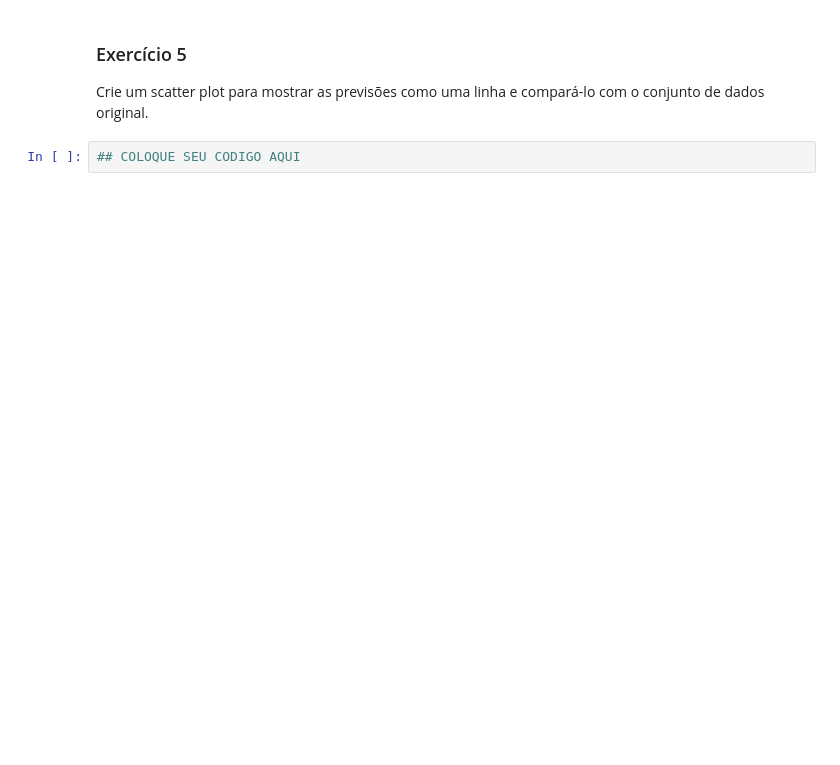
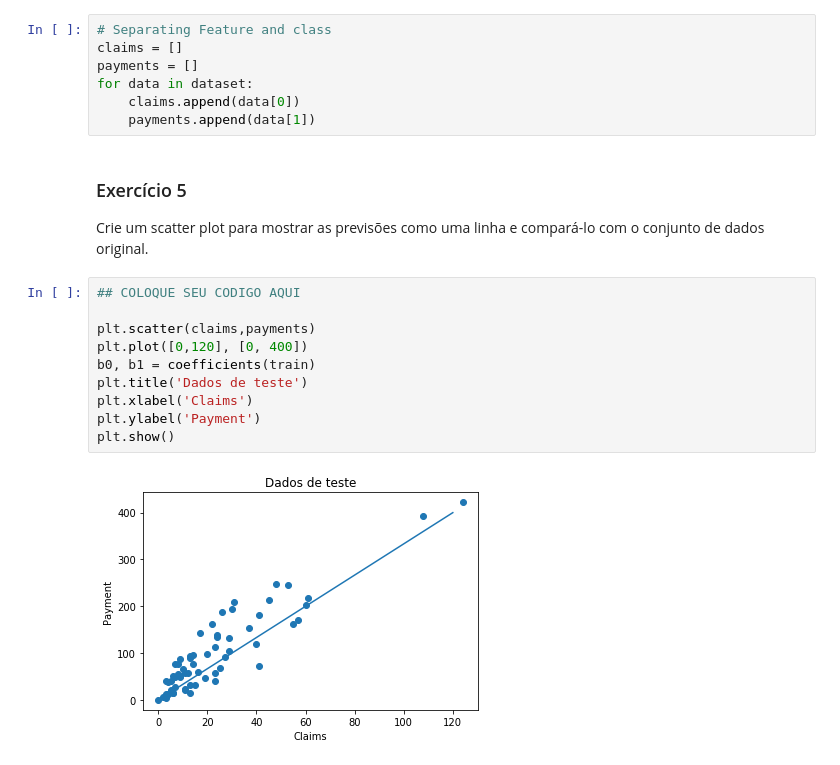
Before and after one commit to InsightLab/data-science-cookbook, a Jupyter notebook: 2019/05-linear-regression/Linear_Regression_Tutorial.ipynb, the cells around one changed output. Cells and saved outputs as stored; diff of their text form; blank space fills up the shorter version.

```diff
--- a/2019/05-linear-regression/Linear_Regression_Tutorial.ipynb
+++ b/2019/05-linear-regression/Linear_Regression_Tutorial.ipynb
@@ -270,6 +268,23 @@ simple_linear_regression(train, test)
+# %%
+# Separating Feature and class
+claims = []
+payments = []
+for data in dataset:
+    claims.append(data[0])
+    payments.append(data[1])
 # %% [markdown]
 ### Exercício 5
 
 Crie um scatter plot para mostrar as previsões como uma linha e compará-lo com o conjunto de dados original.
-# %%
-## COLOQUE SEU CODIGO AQUI
+# %%
+## COLOQUE SEU CODIGO AQUI
+
+plt.scatter(claims,payments)
+plt.plot([0,120], [0, 400])
+b0, b1 = coefficients(train)
+plt.title('Dados de teste')
+plt.xlabel('Claims')
+plt.ylabel('Payment')
+plt.show()
+# %% [output]
+[figure, added]
```
Also changed, not shown: parts of 2 cells of this notebook.
